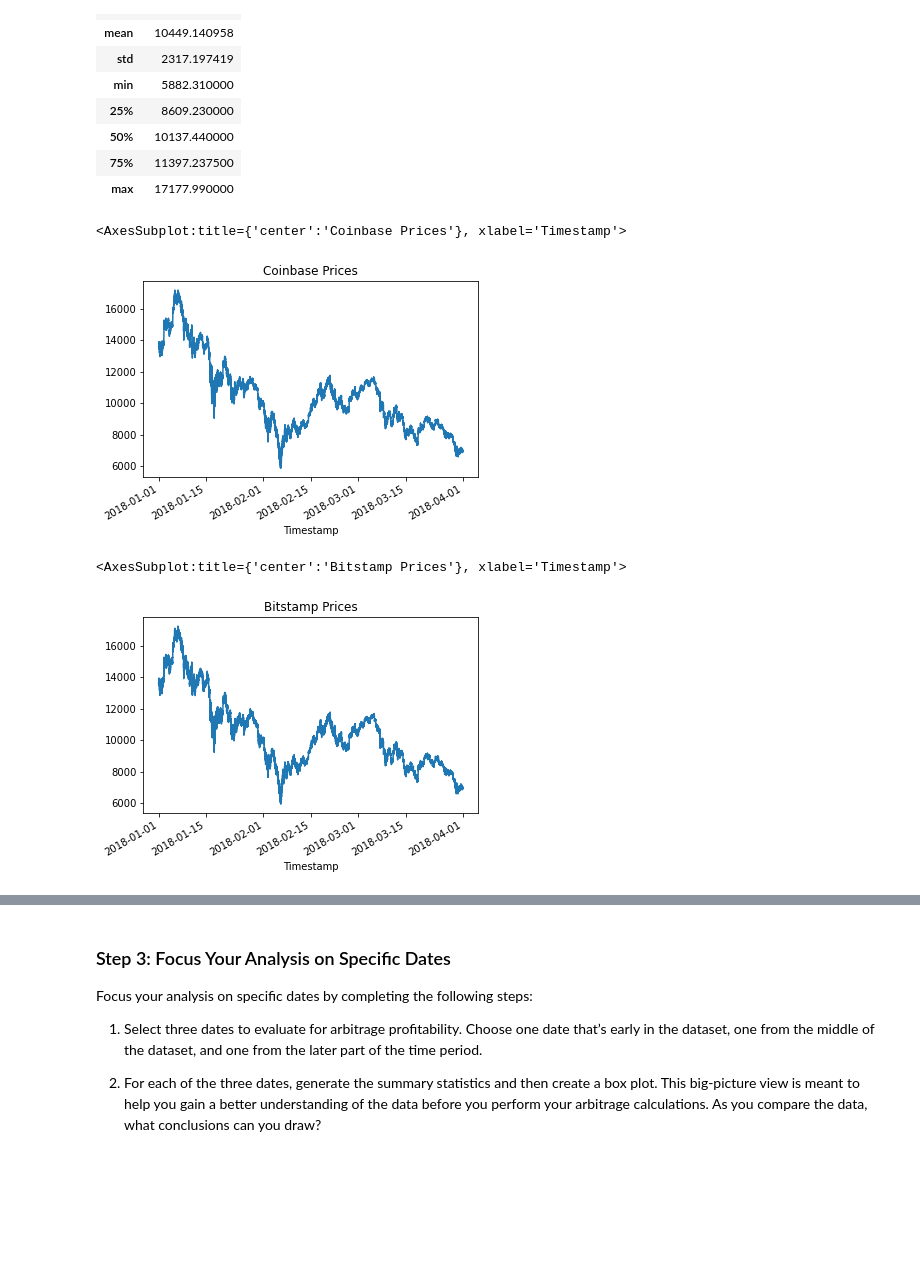
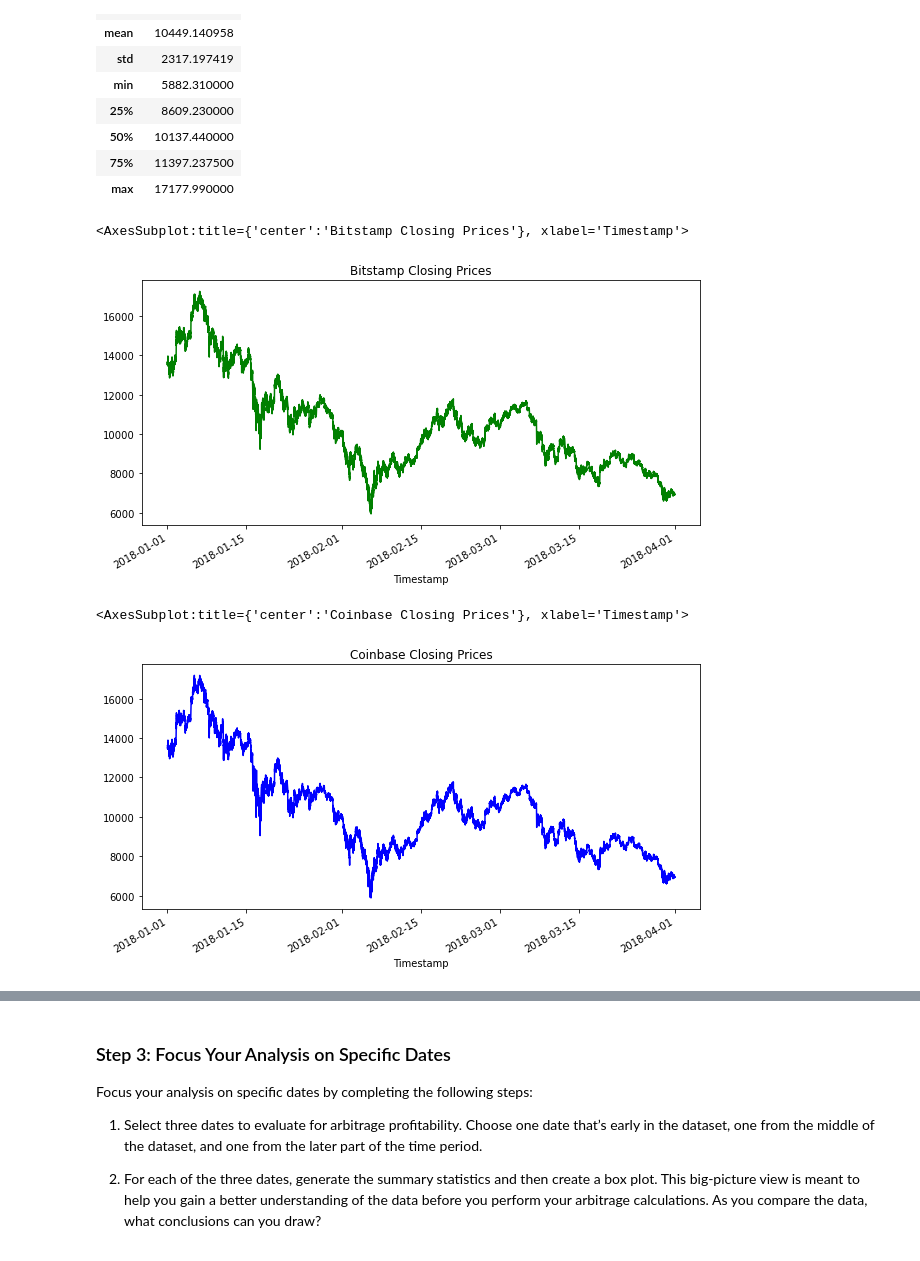
Before and after one commit to santiago-pesantez/crypto-arbitrage-opportunities, a Jupyter notebook: crypto_arbitrage.ipynb, the cells around one changed output, grey strips where cells are left out. Saved outputs shown, nothing was run; the diff lists cells and outputs as text; code cells hidden in the pictures; blank space fills up the shorter version.

```diff
--- a/crypto_arbitrage.ipynb
+++ b/crypto_arbitrage.ipynb
@@ -101,7 +101,7 @@ bitstamp_df = bitstamp_df.dropna().copy()
 # %%
 # Use the str.replace function to remove the dollar sign, $
 # YOUR CODE HERE
-bitstamp_df["Close"] = bitstamp_df["Close"].str.replace("$", "")
+bitstamp_df["Close"] = bitstamp_df["Close"].str.replace("$", "", regex=False)
 bitstamp_df["Close"]
 # %% [output]
 Timestamp
@@ -228,10 +228,12 @@ Select the data you want to analyze. Use `loc` or `iloc` to select the following
 * Close
 # %%
 # Use loc or iloc to select `Timestamp (the index)` and `Close` from bitstamp DataFrame
-bitstamp_sliced = # YOUR CODE HERE
+# YOUR CODE HERE
+bitstamp_sliced = bitstamp_df.loc[:,['Close']]
 
 # Review the first five rows of the DataFrame
 # YOUR CODE HERE
+bitstamp_sliced.head()
 # %% [output]
 |  | Close |
 | Timestamp |  |
@@ -295,17 +301,19 @@ Sort through the time series data associated with the bitstamp and coinbase Data
 # %%
 # Create a line plot for the bitstamp DataFrame for the full length of time in the dataset
 # Be sure that the figure size, title, and color are tailored to each visualization
 # YOUR CODE HERE
+bitstamp_sliced["Close"].plot(figsize=(10,5), title="Bitstamp Closing Prices", color="green")
 # %% [output]
-<AxesSubplot:title={'center':'Coinbase Prices'}, xlabel='Timestamp'>
+<AxesSubplot:title={'center':'Bitstamp Closing Prices'}, xlabel='Timestamp'>
-[figure, old version]
+[figure, new version]
 # %%
 # Create a line plot for the coinbase DataFrame for the full length of time in the dataset
 # Be sure that the figure size, title, and color are tailored to each visualization
 # YOUR CODE HERE
+coinbase_sliced["Close"].plot(figsize=(10,5), title="Coinbase Closing Prices", color="blue")
 # %% [output]
-<AxesSubplot:title={'center':'Bitstamp Prices'}, xlabel='Timestamp'>
+<AxesSubplot:title={'center':'Coinbase Closing Prices'}, xlabel='Timestamp'>
-[figure, old version]
+[figure, new version]
 # %%
 # Overlay the visualizations for the bitstamp and coinbase DataFrames in one plot
 # The plot should visualize the prices over the full lenth of the dataset
```
Also changed, not shown: parts of 17 cells of this notebook.
